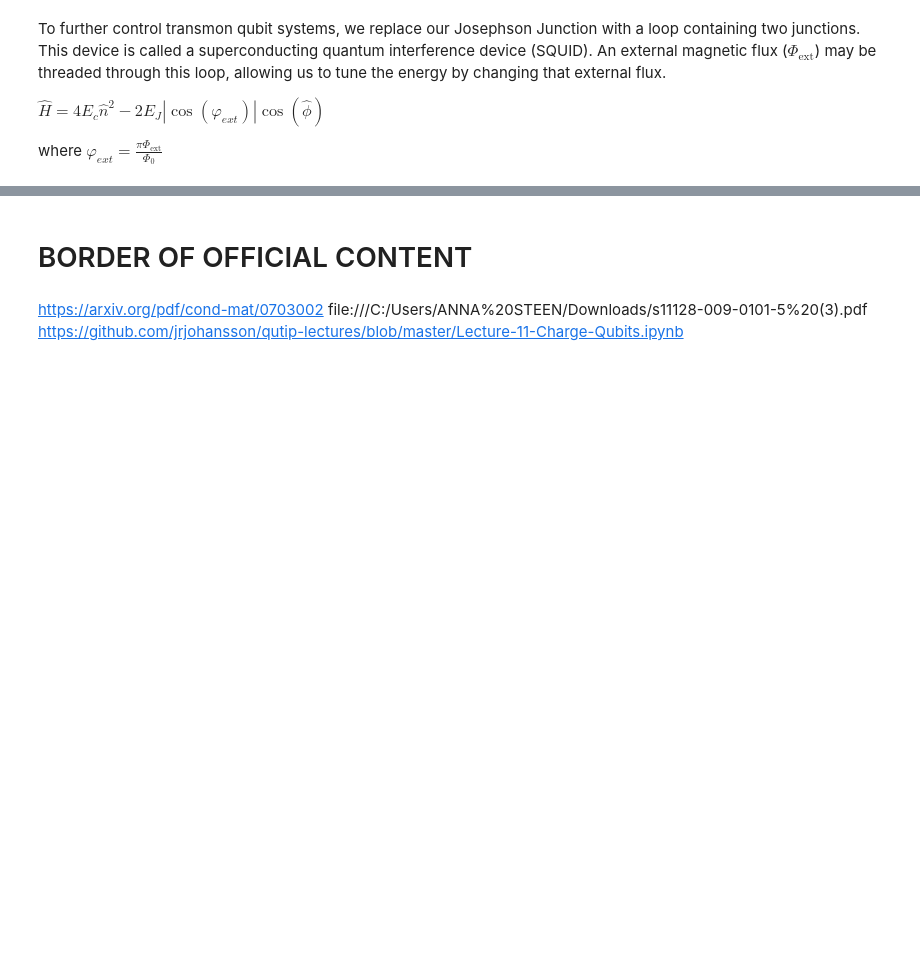
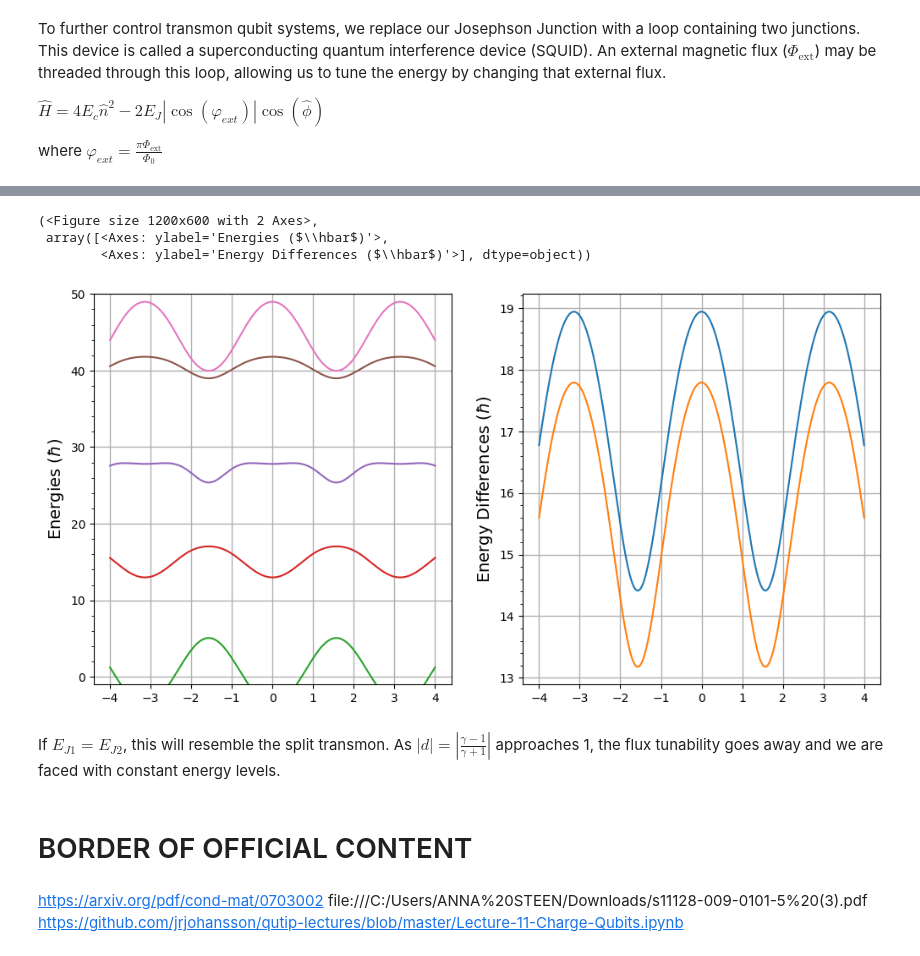
Before and after one commit to Khosmos3/Superconducting-Qubits, a Jupyter notebook: superconducting.ipynb, the cells around one changed output, grey strips where cells are left out. Saved outputs shown, nothing was run; the diff lists cells and outputs as text; code cells hidden in the pictures; blank space fills up the shorter version.

```diff
--- a/superconducting.ipynb
+++ b/superconducting.ipynb
@@ -278,3 +315,27 @@ where $\varphi_{ext}=\frac{\pi\Phi_{\text{ext}}}{\Phi_0}$
+# %%
+def assymetric_transmon(Ec, Ej1, Ej2, phi, N):
+    gamma = Ej2 / Ej1
+    d = (gamma - 1) / (gamma + 1)
+    H = 4 * Ec * (q.charge(N)**2).full() + (Ej1 + Ej2) * np.sqrt(np.cos(phi)**2 + (d**2)*np.sin(phi)**2) * (np.diag(-np.ones(2*N), 1) + np.diag(-np.ones(2*N), -1))
+
+    return q.Qobj(H)
+# %%
+Ec = 1
+Ej1 = 5
+Ej2 = 20
+all_phi = np.linspace(-4, 4, 200)
+N = 10
+
+# Gamma = 4
+energies = np.array([assymetric_transmon(Ec, Ej1, Ej2, phi, N).eigenenergies() for phi in all_phi])
+plot_energy_as_function(all_phi, energies, 50)
+# %% [output]
+(<Figure size 1200x600 with 2 Axes>,
+ array([<Axes: ylabel='Energies ($\\hbar$)'>,
+        <Axes: ylabel='Energy Differences ($\\hbar$)'>], dtype=object))
+[figure, added]
+# %% [markdown]
+If $E_{J1} = E_{J2}$, this will resemble the split transmon. As $|d|=|\frac{\gamma-1}{\gamma+1}|$ approaches 1, the flux tunability goes away and we are faced with constant energy levels.
 # %% [markdown]
 # BORDER OF OFFICIAL CONTENT
 # %% [markdown]
```
Also changed, not shown: parts of 9 cells of this notebook.
